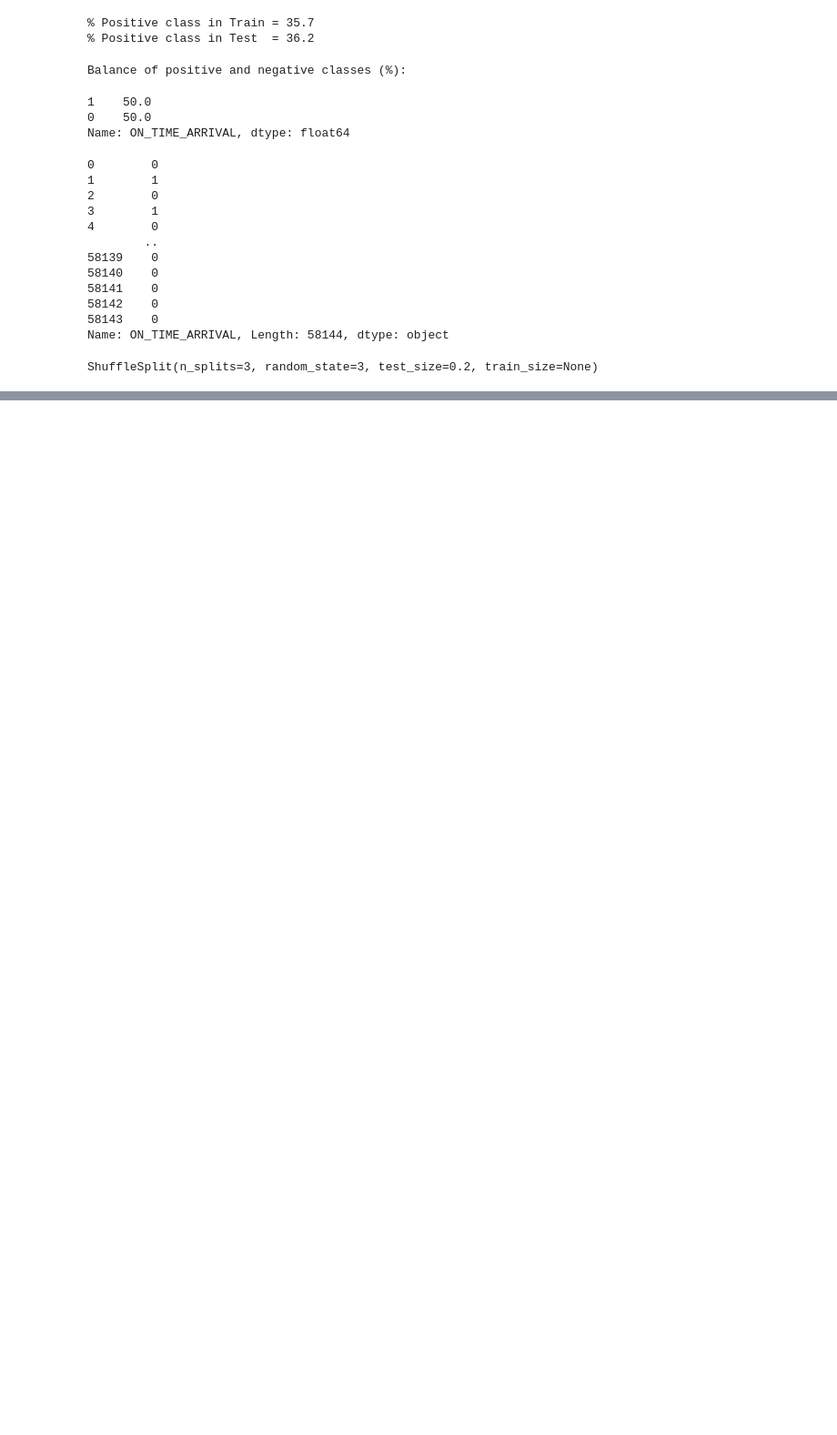
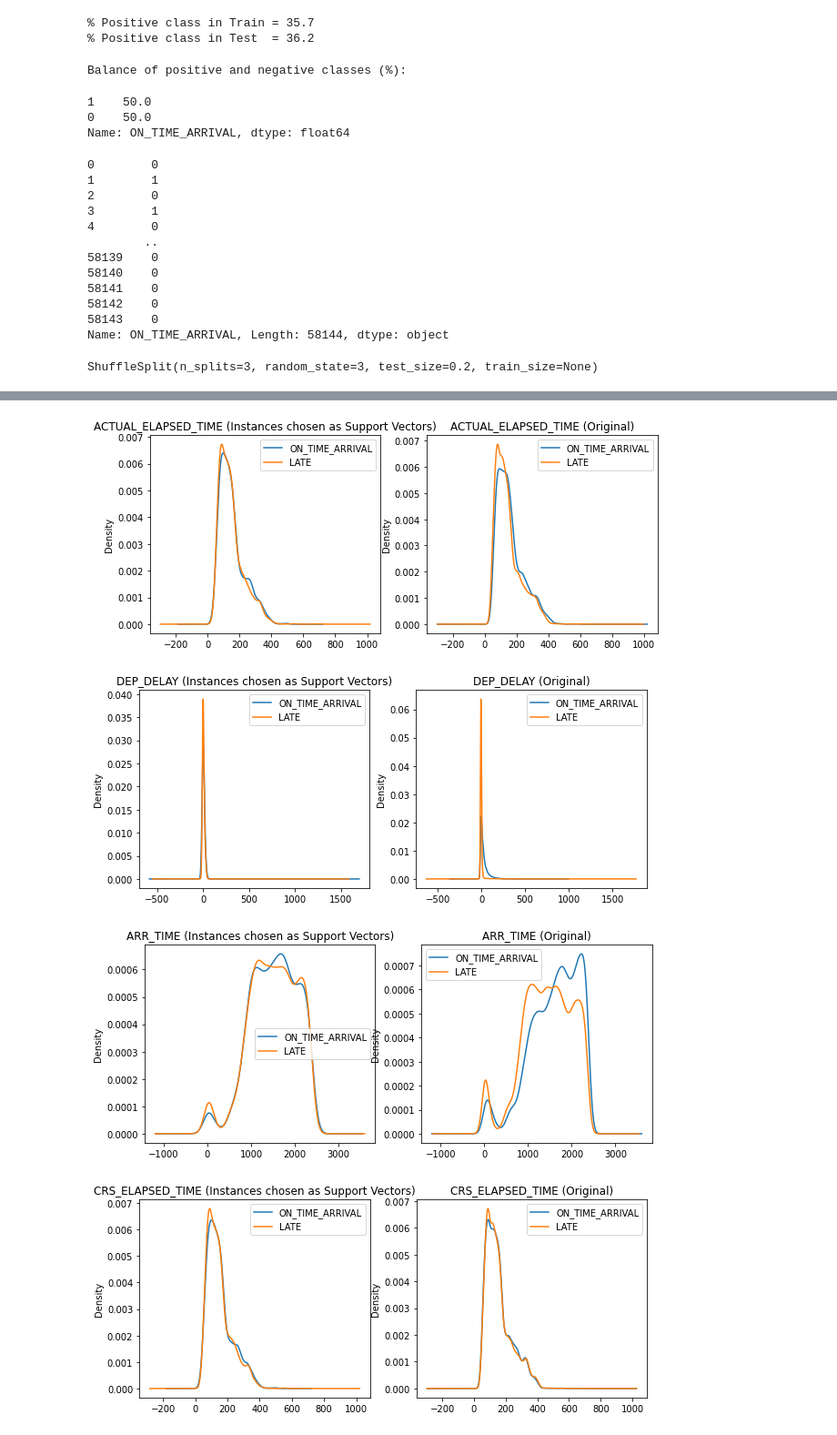
Before and after one commit to bgoodwinSMU/MSDS7331, a Jupyter notebook: MiniProject/MiniLabRework.ipynb, the cells around one changed output, grey strips where cells are left out. Shown at 91% size. Drawn from its saved outputs; the diff is of its cells as text; code cells hidden in the pictures; blank space fills up the shorter version.

```diff
--- a/MiniProject/MiniLabRework.ipynb
+++ b/MiniProject/MiniLabRework.ipynb
@@ -129,8 +129,11 @@ del dfReduced['OP_CARRIER']
 del dfReduced['ORIGIN']
 del dfReduced['MONTH']
 
+#Drop Arr_delay, because this is essentially a proxy for 'ON_TIME_ARRIVAL'
+del dfReduced['ARR_DELAY']
 
 dfReduced.info()
+SVMDat=dfReduced.copy()
 # %% [output]
 <class 'pandas.core.frame.DataFrame'>
 Int64Index: 45284 entries, 929508 to 6830663
@@ -313,0 +539,14 @@ confusion matrix
+# %%
+# Now let's do some different analysis with the SVM and look at the instances that were chosen as support vectors
+# now lets look at the support for the vectors and see if we they are indicative of anything
+# grabe the rows that were selected as support vectors (these are usually instances that are hard to classify)
+
+# make a dataframe of the training data
+df_tested_on = SVMDat.iloc[train_indicesSVM].copy() # saved from above, the indices chosen for training
+print(SVMDat.iloc[train_indicesSVM])
+# now get the support vectors from the trained model
+df_support = df_tested_on.iloc[svm_clf.support_,:].copy()
+print(train_indicesSVM.shape)
+df_support['ON_TIME_ARRIVAL'] = ySVM[svm_clf.support_] # add back in the 'Survived' Column to the pandas dataframe
+SVMDat['ON_TIME_ARRIVAL'] = ySVM # also add it back in for the original data
+df_support.info()
@@ -313,0 +571,32 @@ confusion matrix
+# %%
+%matplotlib inline
+from matplotlib import pyplot as plt
+
+# now lets see the statistics of these attributes
+from pandas.plotting import boxplot
+
+# group the original data and the support vectors
+df_grouped_support = df_support.groupby(['ON_TIME_ARRIVAL'])
+df_grouped = SVMDat.groupby(['ON_TIME_ARRIVAL'])
+
+# plot KDE of Different variables
+vars_to_plot = ['ACTUAL_ELAPSED_TIME','DEP_DELAY','ARR_TIME','CRS_ELAPSED_TIME']
+
+for v in vars_to_plot:
+    plt.figure(figsize=(10,4))
+    # plot support vector stats
+    plt.subplot(1,2,1)
+    ax = df_grouped_support[v].plot.kde()
+    plt.legend(['ON_TIME_ARRIVAL','LATE'])
+    plt.title(v+' (Instances chosen as Support Vectors)')
+
+    # plot original distributions
+    plt.subplot(1,2,2)
+    ax = df_grouped[v].plot.kde()
+    plt.legend(['ON_TIME_ARRIVAL','LATE'])
+    plt.title(v+' (Original)')
+# %% [output]
+[figure, added]
+[figure, added]
+[figure, added]
+[figure, added]
```
Also changed, not shown: parts of 14 cells of this notebook.
